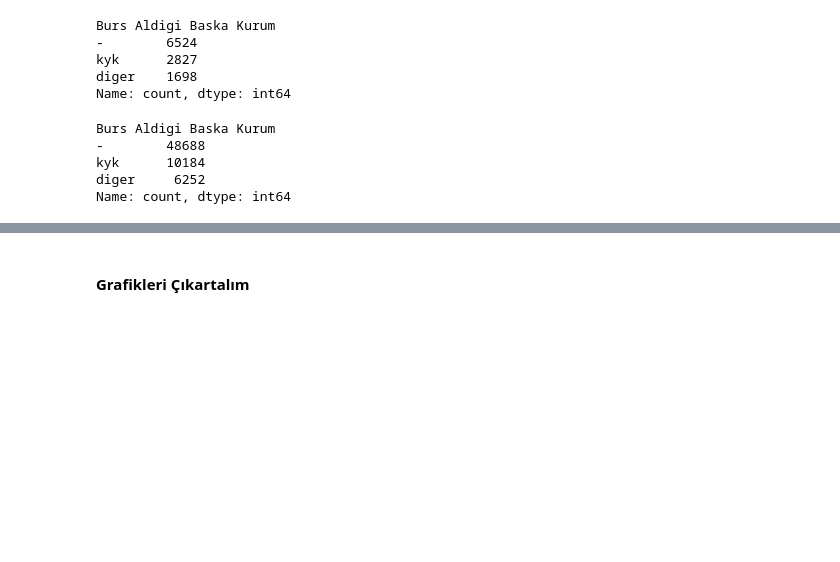
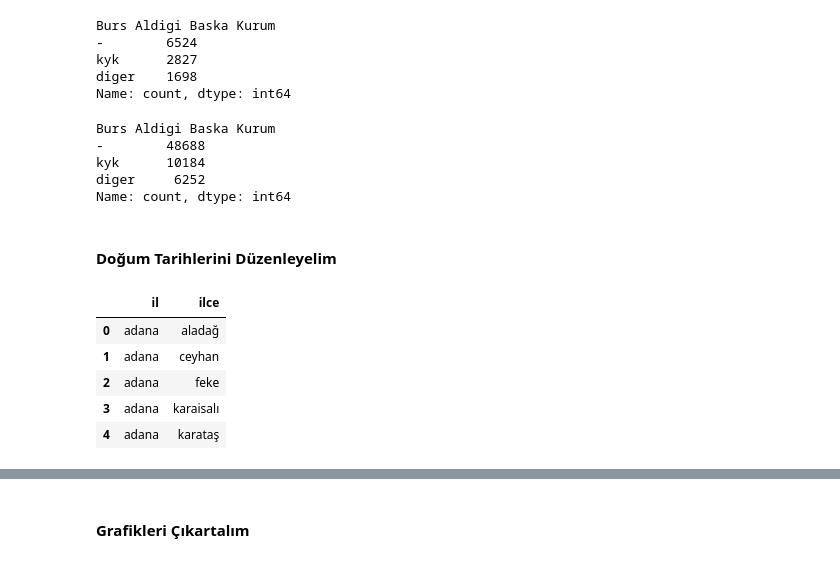
Before and after one commit to yasinkurtulus/Datathon24, a Jupyter notebook: test.ipynb, the cells around one changed output, grey strips where cells are left out. Drawn from its saved outputs; the diff is of its cells as text; code cells hidden in the pictures; blank space fills up the shorter version.

```diff
--- a/test.ipynb
+++ b/test.ipynb
@@ -517,3 +517,18 @@ Burs Aldigi Baska Kurum
 kyk      10184
 diger     6252
 Name: count, dtype: int64
+# %% [markdown]
+#### Doğum Tarihlerini Düzenleyelim
+# %%
+# il ilce veri setini koyalım
+il_ilce=pd.read_csv("data/il_ilce.csv")
+il_ilce.il=il_ilce.il.str.lower()
+il_ilce.ilce=il_ilce.ilce.str.lower()
+il_ilce.head()
+# %% [output]
+|  | il | ilce |
+| 0 | adana | aladağ |
+| 1 | adana | ceyhan |
+| 2 | adana | feke |
+| 3 | adana | karaisalı |
+| 4 | adana | karataş |
```
Also changed, not shown: parts of 14 cells of this notebook, 4 other files.
